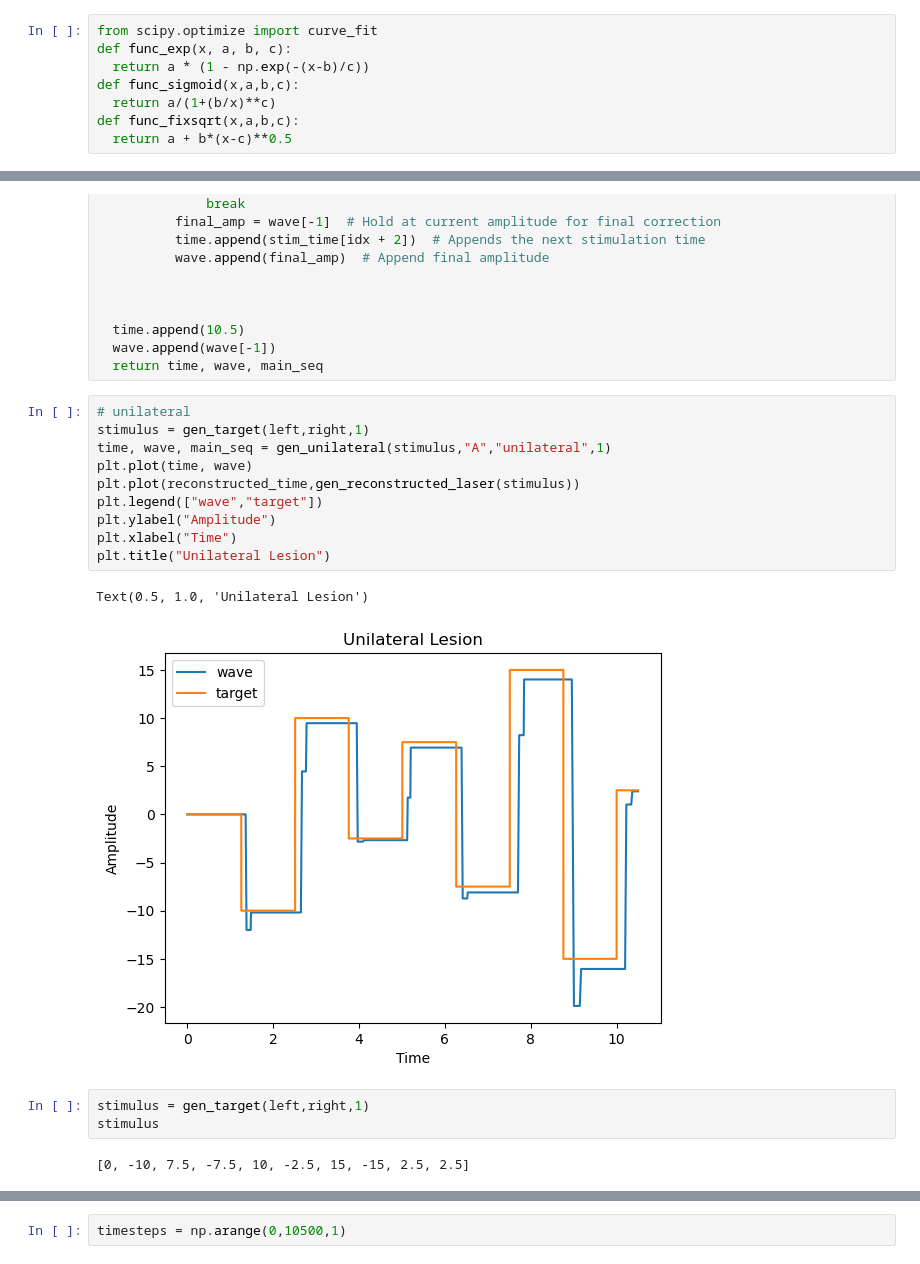
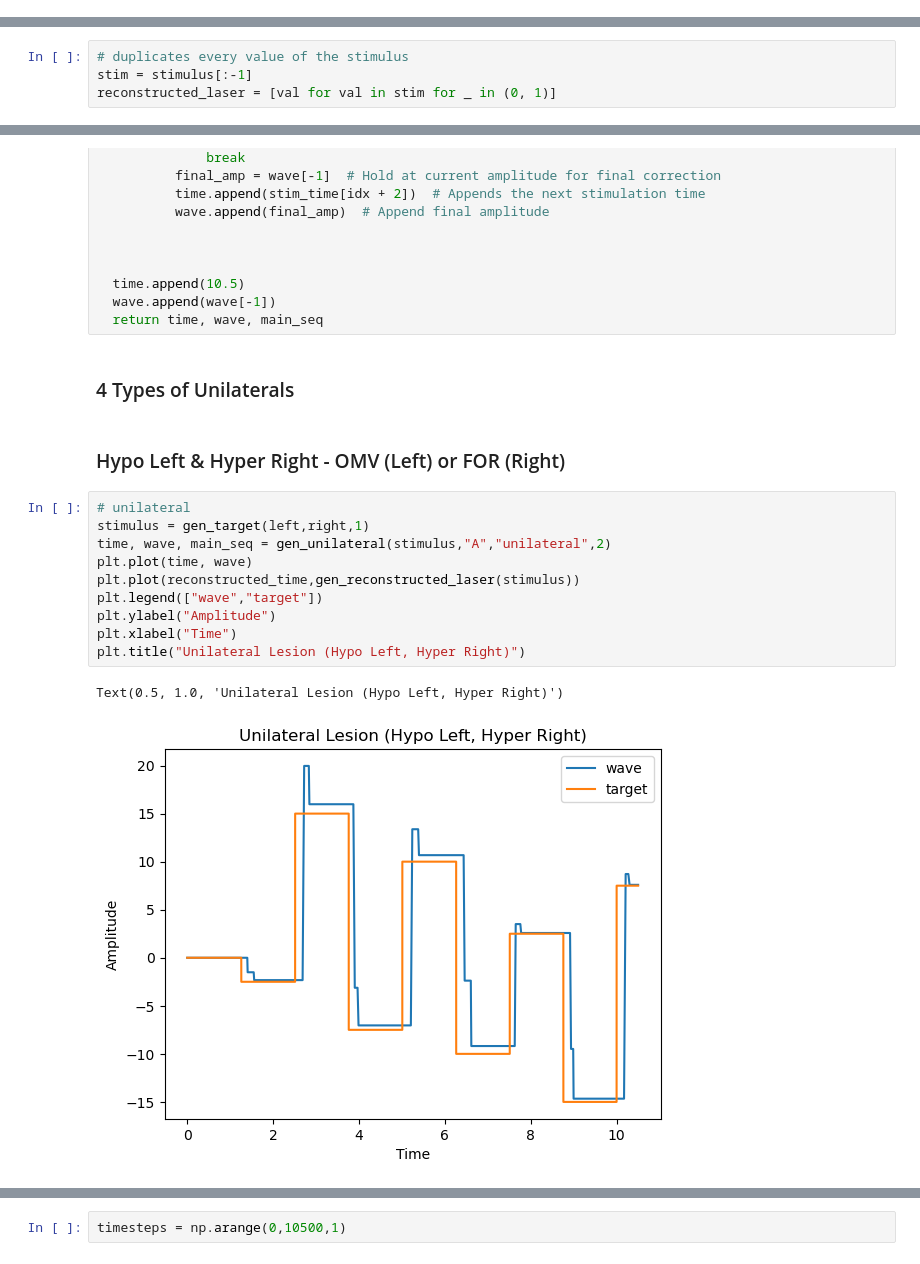
Before and after one commit to rsrini10/PCM, a Jupyter notebook: prelimwaveformcnnmodel.ipynb, the cells around one changed output, grey strips where cells are left out. Saved outputs shown, nothing was run; the diff lists cells and outputs as text.

```diff
--- a/prelimwaveformcnnmodel.ipynb
+++ b/prelimwaveformcnnmodel.ipynb
@@ -68,11 +68,3 @@ array([ 5,  5,  5,  5,  5,  5,  5,  5,  5,  5,  5,  5,  5,  5,  5, 10, 10,
        10, 10, 10, 10, 10, 10, 10, 10, 10, 10, 10, 10, 10, 15, 15, 15, 15,
        15, 15, 15, 15, 15, 15, 15, 15, 15, 15, 15, 20, 20, 20, 20, 20, 20,
        20, 20, 20, 20, 20, 20, 20, 20, 20])
-# %%
-from scipy.optimize import curve_fit
-def func_exp(x, a, b, c):
-  return a * (1 - np.exp(-(x-b)/c))
-def func_sigmoid(x,a,b,c):
-  return a/(1+(b/x)**c)
-def func_fixsqrt(x,a,b,c):
-  return a + b*(x-c)**0.5
@@ -174,3 +114,7 @@ plt.plot(stim_time, stimulus)
+# %%
+# duplicates every value of the stimulus
+stim = stimulus[:-1]
+reconstructed_laser = [val for val in stim for _ in (0, 1)]
 # %%
 reconstructed_time=[0,1.259,1.260,2.513,2.514,3.761,3.762,5.009,5.010,6.263,6.264,7.511,7.512,8.759, 8.760, 9.999,10.000,10.5]
 def gen_reconstructed_laser(stimulus):
@@ -621,21 +539,20 @@ def gen_unilateral(stimulus, subject, condition, num):
   time.append(10.5)
   wave.append(wave[-1])
   return time, wave, main_seq
+# %% [markdown]
+### 4 Types of Unilaterals
+# %% [markdown]
+### Hypo Left & Hyper Right - OMV (Left) or FOR (Right)
 # %%
 # unilateral
 stimulus = gen_target(left,right,1)
-time, wave, main_seq = gen_unilateral(stimulus,"A","unilateral",1)
+time, wave, main_seq = gen_unilateral(stimulus,"A","unilateral",2)
 plt.plot(time, wave)
 plt.plot(reconstructed_time,gen_reconstructed_laser(stimulus))
 plt.legend(["wave","target"])
 plt.ylabel("Amplitude")
 plt.xlabel("Time")
-plt.title("Unilateral Lesion")
+plt.title("Unilateral Lesion (Hypo Left, Hyper Right)")
 # %% [output]
-Text(0.5, 1.0, 'Unilateral Lesion')
+Text(0.5, 1.0, 'Unilateral Lesion (Hypo Left, Hyper Right)')
-[figure, old version]
+[figure, new version]
-# %%
-stimulus = gen_target(left,right,1)
-stimulus
-# %% [output]
-[0, -10, 7.5, -7.5, 10, -2.5, 15, -15, 2.5, 2.5]
```
Also changed, not shown: parts of 59 cells of this notebook.
